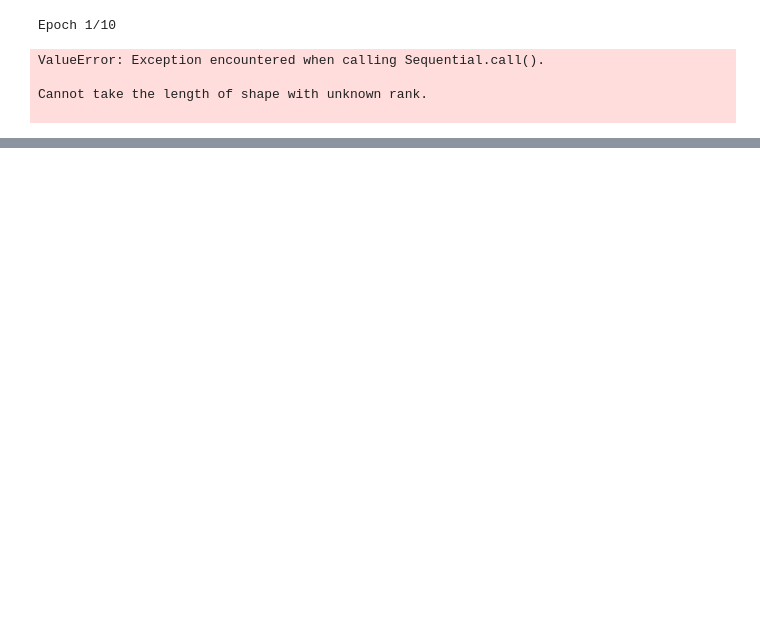
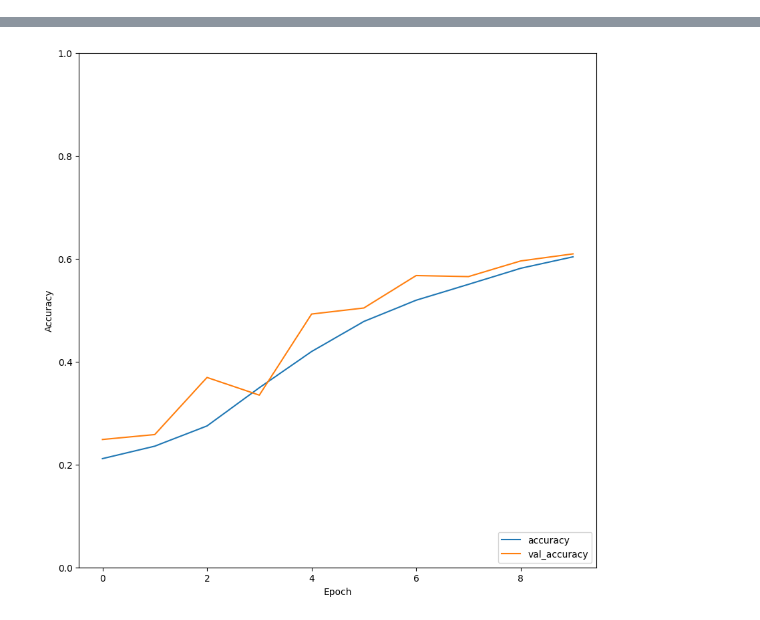
Before and after one commit to CHamilton0/COMP-SCI-7318-Deep-Learning-Fundametals, a Jupyter notebook: Assignment2/a2.ipynb, the cells around one changed output, grey strips where cells are left out. Drawn from its saved outputs; the diff is of its cells as text; code cells hidden in the pictures; blank space fills up the shorter version.

Commit message:
uses notebook for testing models

```diff
--- a/Assignment2/a2.ipynb
+++ b/Assignment2/a2.ipynb
@@ -10,6 +19,6 @@ from load_data import get_training_data, get_test_data
 # %%
 training_data = get_training_data()
-test_data = get_test_data()
+validation_data = get_validation_data()
 # %%
 random_index = randint(0, len(training_data["data"]) - 1)
 img = training_data["data"][random_index]
@@ -139,31 +39,0 @@ def memory_efficient_generator(data, labels, batch_size=32):
-# %%
-import tensorflow as tf
-
-# Prepare dataset directly from the original images and labels
-def preprocess_image(img, label):
-    red = img[0:1024].reshape((32, 32))
-    green = img[1024:2048].reshape((32, 32))
-    blue = img[2048:3072].reshape((32, 32))
-    img_rgb = np.stack((red, green, blue), axis=-1)
-
-    # Resize and preprocess
-    img_resized = tf.image.resize(img_rgb, (image_size, image_size))
-    img_preprocessed = preprocess_input(img_resized)
-
-    return img_preprocessed, tf.keras.utils.to_categorical(label, num_classes=num_classes)
-
-# Create the tf.data.Dataset for training data
-train_dataset = tf.data.Dataset.from_tensor_slices((training_data["data"], training_data["labels"]))
-train_dataset = train_dataset.shuffle(buffer_size=len(training_data["data"]))
-train_dataset = train_dataset.map(lambda img, label: tf.py_function(preprocess_image, [img, label], [tf.float32, tf.float32]),
-                                  num_parallel_calls=tf.data.experimental.AUTOTUNE)
-train_dataset = train_dataset.batch(32).prefetch(tf.data.experimental.AUTOTUNE)
-
-# Now use train_dataset in fit
-my_new_model.fit(train_dataset, epochs=10)
-# %% [output]
-Epoch 1/10
-ValueError: Exception encountered when calling Sequential.call().
-
-Cannot take the length of shape with unknown rank.
-
@@ -169,0 +49,42 @@ Cannot take the length of shape with unknown rank.
+# %%
+# Define the number of classes and image size
+num_classes = 10
+image_size = 32
+# %%
+train_generator = data_generator(
+    training_data["data"], training_data["labels"], image_size, image_size, batch_size=8
+)
+validation_generator = data_generator(
+    validation_data["data"], validation_data["labels"], image_size, image_size, batch_size=8
+)
+# %%
+# Fit the model using the generator
+steps_per_epoch = len(training_data["data"]) // 16
+validation_steps = len(validation_data["data"]) // 16
+num_epochs = 10
+learning_rate = 0.001
+# %%
+from mobilenet import compile_mobilenet_model
+mobilenet_model = compile_mobilenet_model(image_size, image_size, num_classes, learning_rate)
+
+model = mobilenet_model
+history = model.fit(
+    train_generator,
+    steps_per_epoch=steps_per_epoch,
+    epochs=num_epochs,
+    validation_data=validation_generator,
+    validation_steps=validation_steps,
+)
+
+plt.figure(figsize=(10, 10))
+plt.plot(history.history["accuracy"], label="accuracy")
+plt.plot(history.history["val_accuracy"], label="val_accuracy")
+plt.xlabel("Epoch")
+plt.ylabel("Accuracy")
+plt.ylim([0, 1])
+plt.legend(loc="lower right")
+plt.show()
+
+test_loss, test_acc = model.evaluate(test_generator, verbose=2)
+print(test_acc)
+# %% [output]
@@ -169,0 +111 @@ Cannot take the length of shape with unknown rank.
+[figure, added]
```
Also changed, not shown: parts of 14 cells of this notebook, 7 other files.
